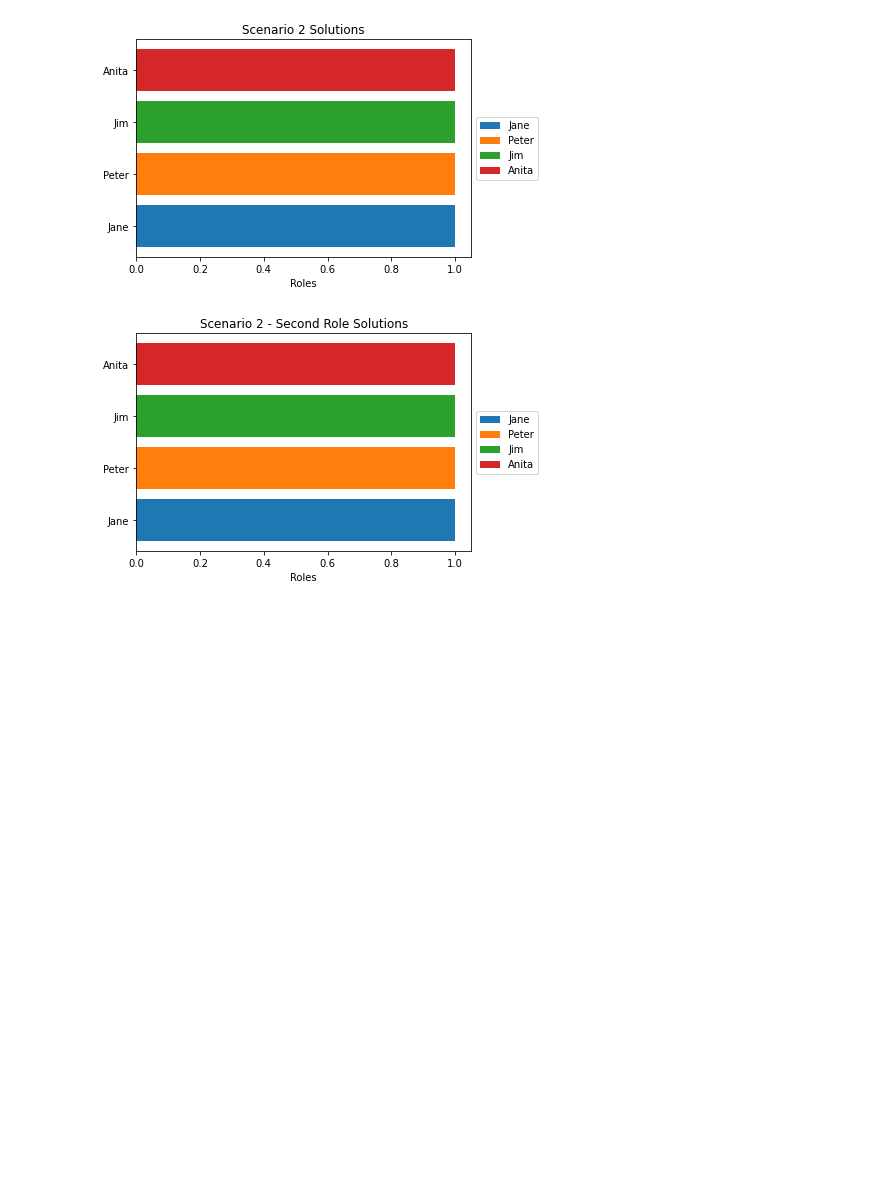
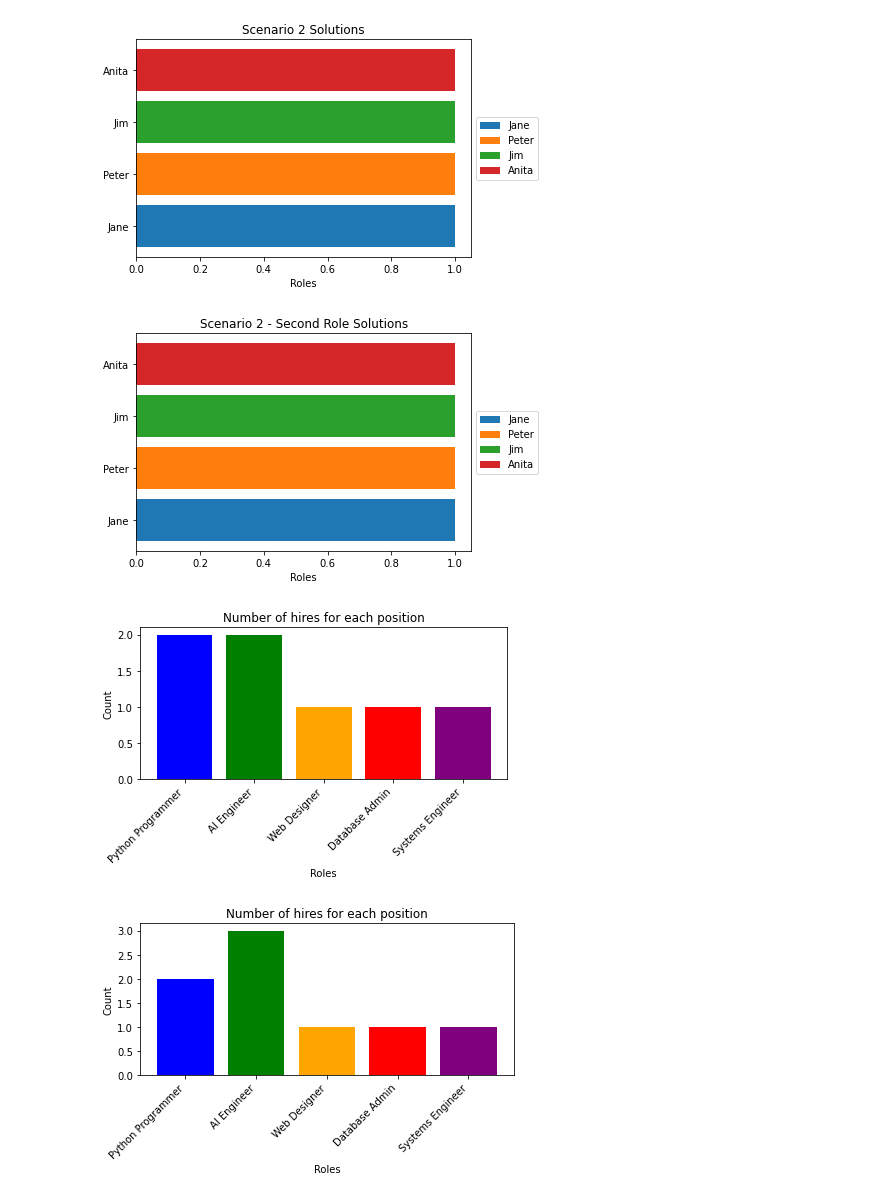
Before and after one commit to 2020300/CA-AI-DVC, a Jupyter notebook: Documents/CA-Int-AI-DVC/CA-Int-AI-DVC.ipynb, the cells around one changed output. Cells and saved outputs as stored; diff of their text form; code cells hidden in the pictures; blank space fills up the shorter version.

Commit message:
Tasks for Data Visualization concluded

```diff
--- a/Documents/CA-Int-AI-DVC/CA-Int-AI-DVC.ipynb
+++ b/Documents/CA-Int-AI-DVC/CA-Int-AI-DVC.ipynb
@@ -189,3 +189,30 @@ output_text.pack(pady=10)
 
 # Run the application
 app.mainloop()
+# %%
+# Function to create a bar chart
+def create_bar_chart(roles_count):
+    roles = list(roles_count.keys())
+    counts = list(roles_count.values())
+
+    plt.bar(roles, counts, color=['blue', 'green', 'orange', 'red', 'purple'])
+    plt.xlabel('Roles')
+    plt.ylabel('Count')
+    plt.title('Number of hires for each position')
+
+    # Rotate x-axis labels
+    plt.xticks(rotation=45, ha='right')
+
+    plt.tight_layout()
+
+    plt.show()
+# Create variable to store the numbers of hire for each scenario
+hires_scenario1 = {'Python Programmer': 2, 'AI Engineer': 2, 'Web Designer': 1, 'Database Admin': 1, 'Systems Engineer': 1}
+hires_scenario2 = {'Python Programmer': 2, 'AI Engineer': 3, 'Web Designer': 1, 'Database Admin': 1, 'Systems Engineer': 1}
+
+# Create and display the bar chart
+create_bar_chart(hires_scenario1)
+create_bar_chart(hires_scenario2)
+# %% [output]
+[figure, added]
+[figure, added]
```
